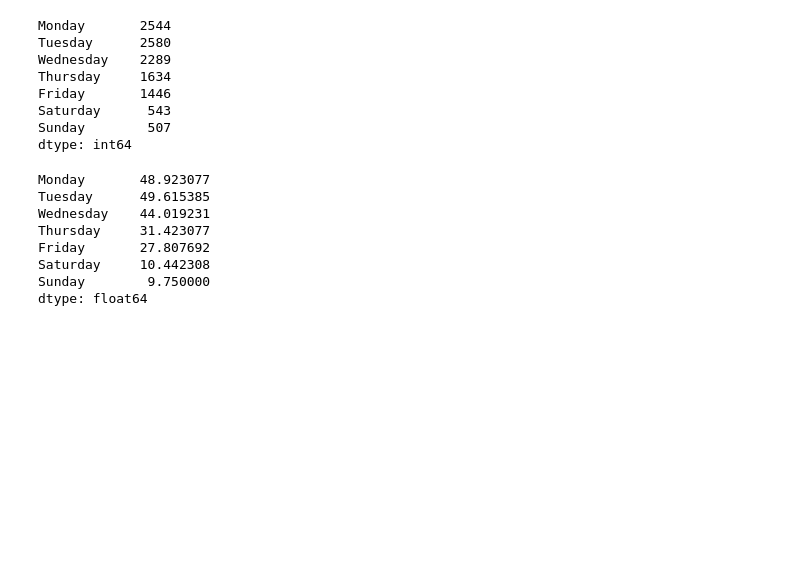
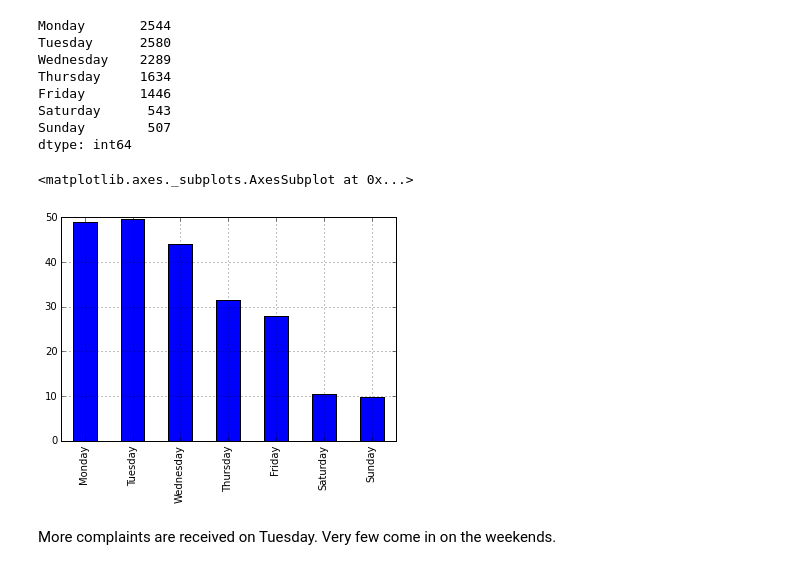
Before and after one commit to tiyd-python-2015-01/consumer-complaints, a Jupyter notebook: Consumer Complaints.ipynb, the cells around one changed output. Saved outputs shown, nothing was run; the diff lists cells and outputs as text; code cells hidden in the pictures; blank space fills up the shorter version.

```diff
--- a/Consumer Complaints.ipynb
+++ b/Consumer Complaints.ipynb
@@ -155,14 +155,11 @@ Friday       1446
 Saturday      543
 Sunday        507
 dtype: int64
-# %%
-sortedlist / 52
-# %% [output]
-Monday       48.923077
-Tuesday      49.615385
-Wednesday    44.019231
-Thursday     31.423077
-Friday       27.807692
-Saturday     10.442308
-Sunday        9.750000
-dtype: float64
+# %%
+day_means = sortedlist / 52
+day_means.plot("bar")
+# %% [output]
+<matplotlib.axes._subplots.AxesSubplot at 0x...>
+[figure, added]
+# %% [markdown]
+More complaints are received on Tuesday. Very few come in on the weekends.
```
Also changed, not shown: parts of 4 cells of this notebook.
